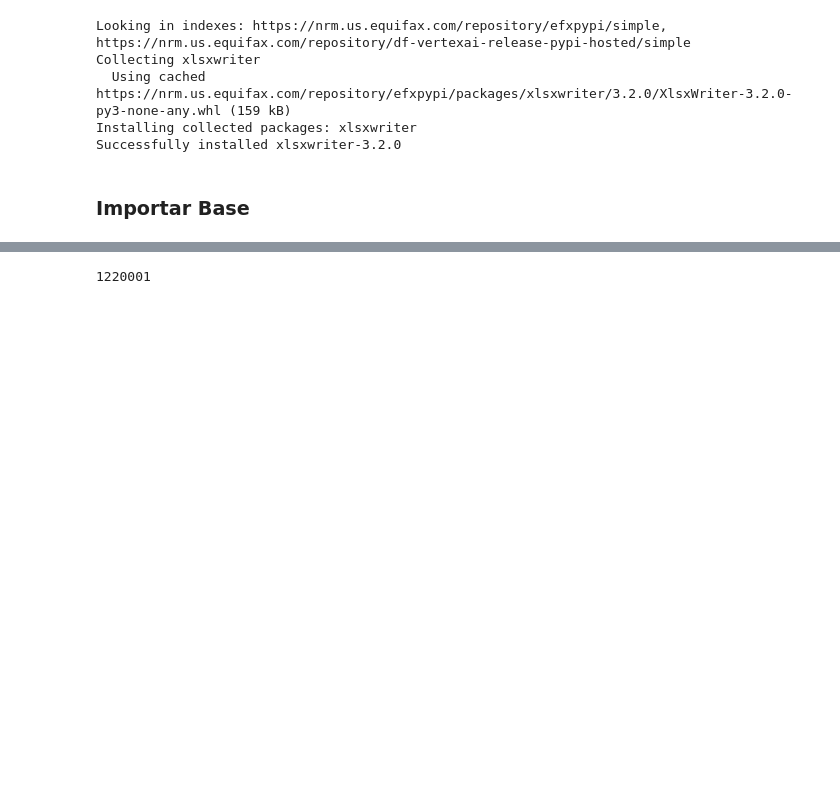
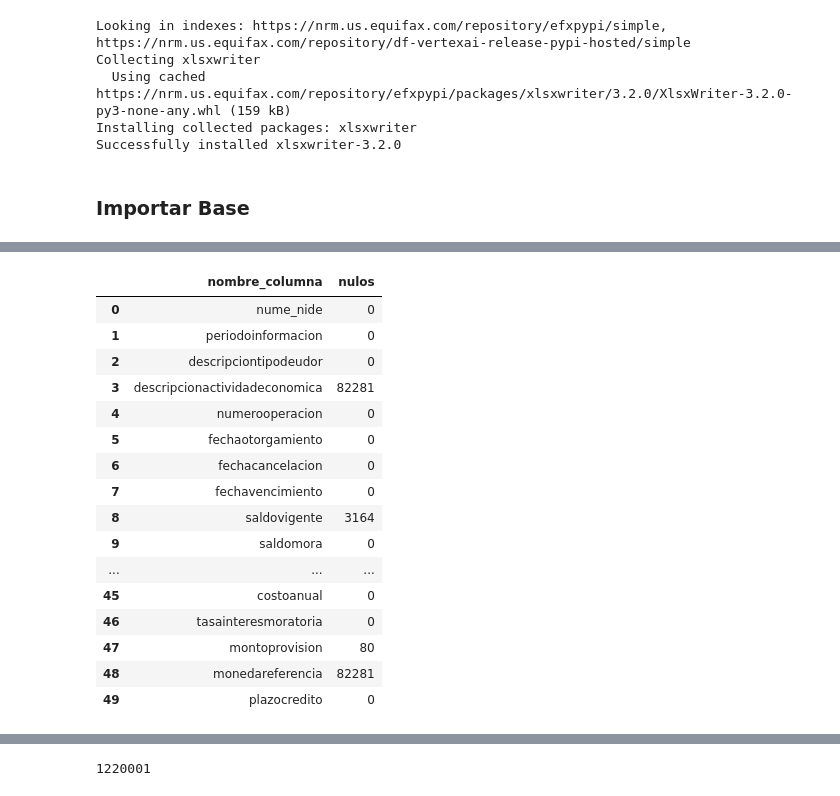
Before and after one commit to almendradelmorallobos/da_hn_ign-ban_inter_des_pymes, a Jupyter notebook: 00_Creacion_tablon_clusters.ipynb, the cells around one changed output, grey strips where cells are left out. Cells and saved outputs as stored; diff of their text form; code cells hidden in the pictures; blank space fills up the shorter version.

```diff
--- a/00_Creacion_tablon_clusters.ipynb
+++ b/00_Creacion_tablon_clusters.ipynb
@@ -66,0 +162,18 @@ df.head()
+# %%
+# dfa_dna_ws0017_la_prd_sandbox.hn_bid_cantidad_empleados_base_laboral
+
+
+bandeuda = pd.DataFrame()
+client = bigquery.Client()
+
+query = client.query(
+r'''
+  SELECT * FROM `dfa_dna_ws0017_la_prd_sandbox.hn_bid_info_emp_bandeuda`
+'''
+)
+
+# Almacenar consulta BigQuery en pandas df
+bandeuda = query.to_dataframe()
+print(bandeuda.shape)
+
+bandeuda.head()
@@ -66,0 +188,32 @@ df.head()
+# %%
+# Calcular la sumatoria de nulos en cada columna
+nulos_por_columna = bandeuda.isnull().sum()
+
+# Imprimir el resultado
+nulos_por_columna
+
+# Convert the series to a DataFrame
+nulos_por_columna_df = nulos_por_columna.reset_index()
+
+# Rename the columns
+nulos_por_columna_df.columns = ['nombre_columna', 'nulos']
+
+nulos_por_columna_df
+# %% [output]
+|  | nombre_columna | nulos |
+| 0 | nume_nide | 0 |
+| 1 | periodoinformacion | 0 |
+| 2 | descripciontipodeudor | 0 |
+| 3 | descripcionactividadeconomica | 82281 |
+| 4 | numerooperacion | 0 |
+| 5 | fechaotorgamiento | 0 |
+| 6 | fechacancelacion | 0 |
+| 7 | fechavencimiento | 0 |
+| 8 | saldovigente | 3164 |
+| 9 | saldomora | 0 |
+| ... | ... | ... |
+| 45 | costoanual | 0 |
+| 46 | tasainteresmoratoria | 0 |
+| 47 | montoprovision | 80 |
+| 48 | monedareferencia | 82281 |
+| 49 | plazocredito | 0 |
```
Also changed, not shown: parts of 44 cells of this notebook.
